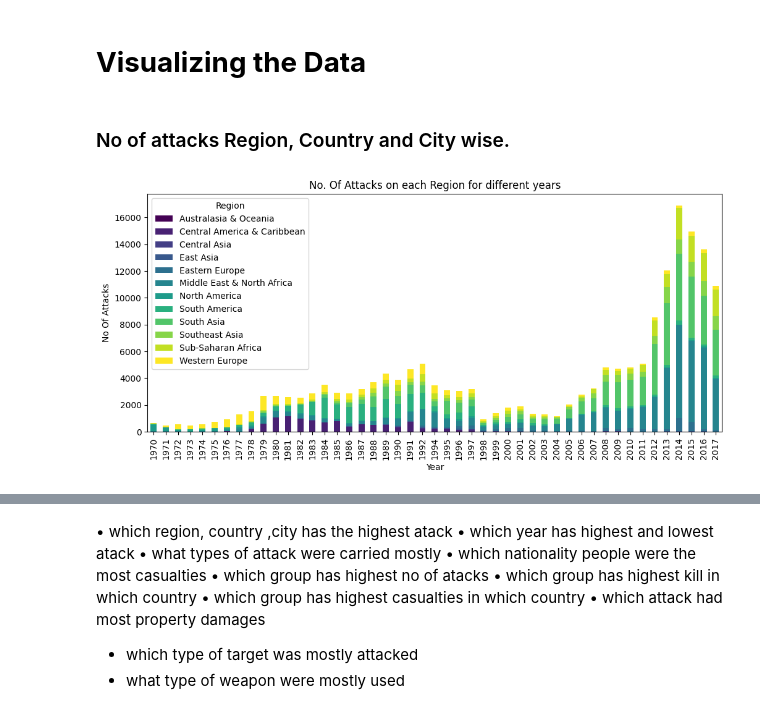
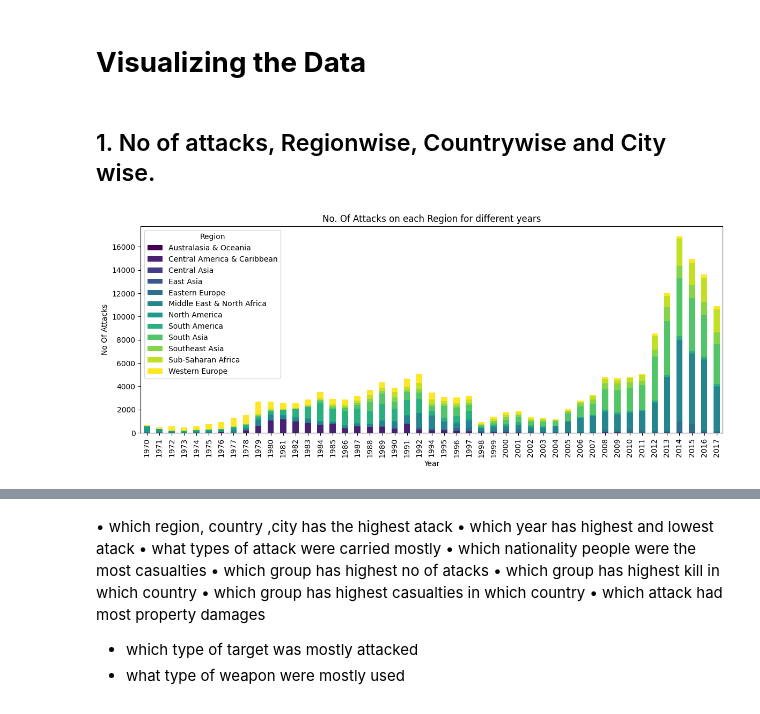
Before and after one commit to ZainDataS/EDA_Global_terrorism, a Jupyter notebook: Global_Terrorism_Analysis_Capstone_Project.ipynb, the cells around one changed output, grey strips where cells are left out. Saved outputs shown, nothing was run; the diff lists cells and outputs as text; code cells hidden in the pictures.

Commit message:
Working on the aesthetics part of the visualization.

```diff
--- a/Global_Terrorism_Analysis_Capstone_Project.ipynb
+++ b/Global_Terrorism_Analysis_Capstone_Project.ipynb
@@ -139,7 +137,7 @@ removed_col_df.head()
 | 4 | 1970 | 1 | 0 | Japan | East Asia | Fukouka | Fukouka | Facility/Infrastructure Attack | ... |
 # %%
 #renaming the columns
-renamed_df=removed_col_df.rename(columns={'iyear':'Year','imonth':'Month','iday':'Day','country_txt':'Country','region_txt':'Region','attacktype1_txt':'AttackType','targtype1_txt':'TargetType','natlty1_txt':'Nationality','gname':'Group Name','weaptype1_txt':'Weapon Type','nkill':'Killed','nwound':'Wounded','propextent_txt':'PropertyDamaged'})
+renamed_df=removed_col_df.rename(columns={'iyear':'Year','imonth':'Month','iday':'Day','country_txt':'Country','region_txt':'Region','attacktype1_txt':'AttackType','targtype1_txt':'TargetType','natlty1_txt':'Nationality','gname':'Group Name','weapdetail':'Weapon Type','nkill':'Killed','nwound':'Wounded','propextent_txt':'PropertyDamaged'})
 # %%
 renamed_df.info()
 # %% [output]
@@ -266,11 +264,11 @@ df.head()
 # %% [markdown]
 # **Visualizing the Data**
 # %% [markdown]
-### No of attacks Region, Country and City wise.
+## 1.  No of attacks, Regionwise, Countrywise and City wise.
 # %%
 # pd.crosstab(df.Year,df.Region).plot(kind='area',figsize=(12,5))
-df.groupby(['Year','Region']).size().unstack().plot(kind='bar',stacked=True,figsize=(12,5),cmap='viridis',title='No. Of Attacks on each Region for different years')
+df.groupby(['Year','Region']).size().unstack().plot(kind='bar',stacked=True,figsize=(14,5),cmap='viridis',title='No. Of Attacks on each Region for different years')
 plt.ylabel('No Of Attacks')
 plt.show()
 # %% [output]
-[figure, old version]
+[figure, new version]
```
Also changed, not shown: parts of 45 cells of this notebook.
